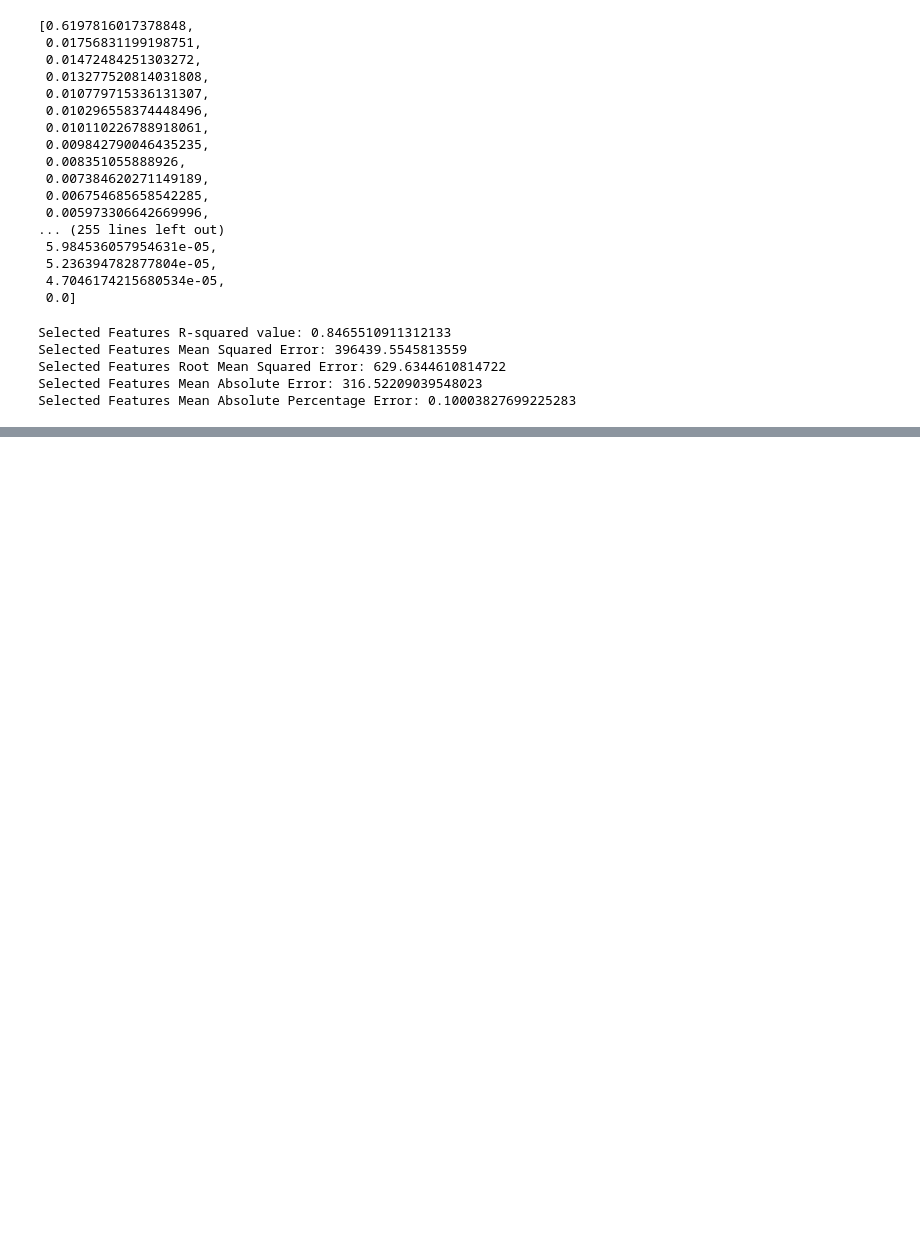
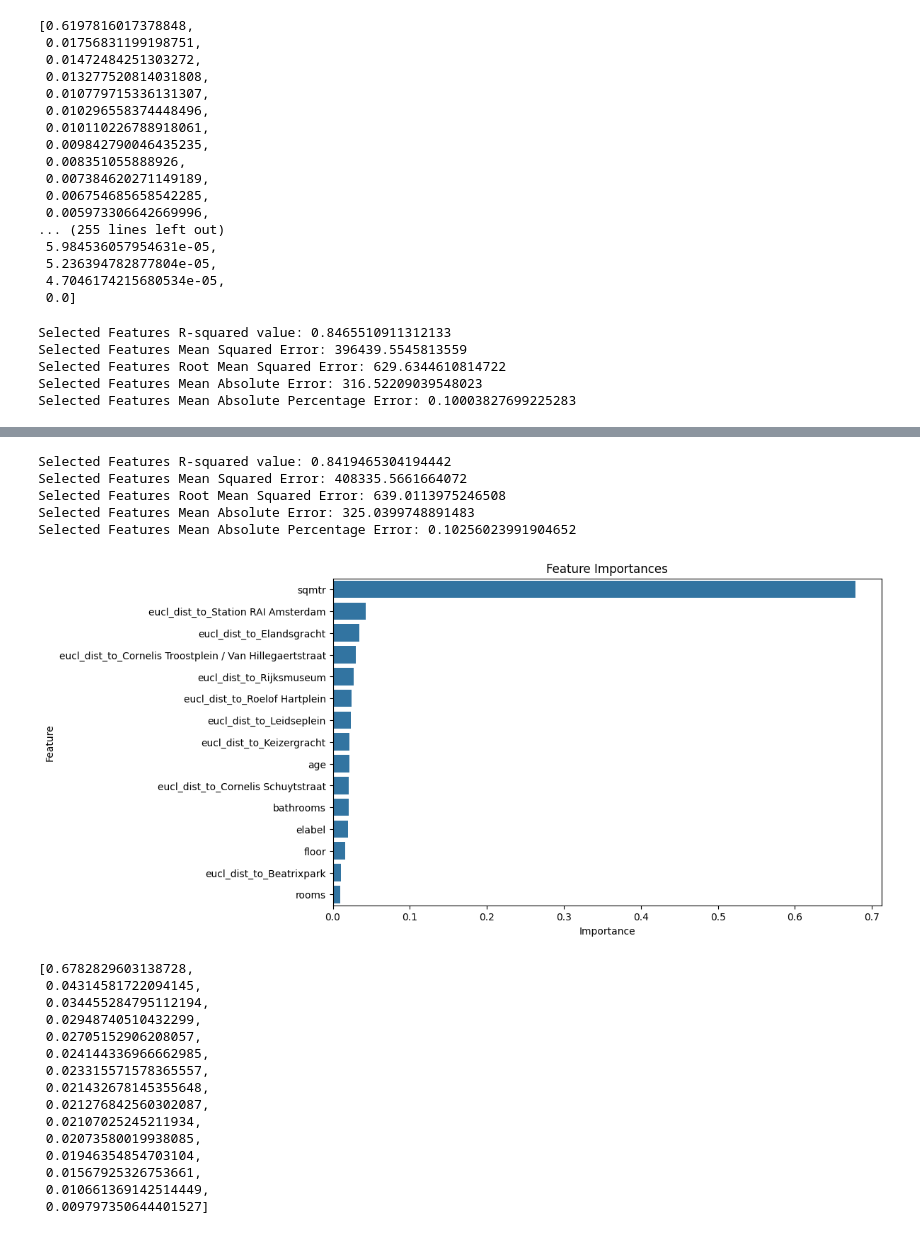
Before and after one commit to TheAphander/rentalprediction, a Jupyter notebook: rfr_rentprediction.ipynb, the cells around one changed output, grey strips where cells are left out. Drawn from its saved outputs; the diff is of its cells as text; code cells hidden in the pictures; blank space fills up the shorter version.

```diff
--- a/rfr_rentprediction.ipynb
+++ b/rfr_rentprediction.ipynb
@@ -147,0 +163,58 @@ KeyboardInterrupt:
+# %%
+X_train, X_test, y_train, y_test = train_test_split(X_15_features, y, test_size=0.2, random_state=42)
+rfr = RandomForestRegressor(random_state=42, n_estimators= 700, min_samples_split= 4, min_samples_leaf= 3, max_depth= 81)
+rfr.fit(X_train, y_train)
+y_pred = rfr.predict(X_test)
+
+r2 = r2_score(y_test, y_pred)
+mse = mean_squared_error(y_test, y_pred)
+rmse = root_mean_squared_error(y_test, y_pred)
+mae = mean_absolute_error(y_test, y_pred)
+mape = mean_absolute_percentage_error(y_test, y_pred)
+
+print(f'Selected Features R-squared value: {r2}')
+print(f'Selected Features Mean Squared Error: {mse}')
+print(f'Selected Features Root Mean Squared Error: {rmse}')
+print(f'Selected Features Mean Absolute Error: {mae}')
+print(f'Selected Features Mean Absolute Percentage Error: {mape}')
+# %% [output]
+Selected Features R-squared value: 0.8419465304194442
+Selected Features Mean Squared Error: 408335.5661664072
+Selected Features Root Mean Squared Error: 639.0113975246508
+Selected Features Mean Absolute Error: 325.0399748891483
+Selected Features Mean Absolute Percentage Error: 0.10256023991904652
+# %%
+feature_names = X_15_features.columns
+
+
+importances = rfr.feature_importances_
+indices = np.argsort(importances)[::-1]
+
+feature_importances = pd.DataFrame({
+    'Feature': feature_names[indices],
+    'Importance': importances[indices]
+})
+
+plt.figure(figsize=(10, 6))
+sns.barplot(x='Importance', y='Feature', data=feature_importances.head(25))
+plt.title('Feature Importances')
+plt.show()
+
+feature_importances['Importance'].to_list()
+# %% [output]
+[figure, added]
+[0.6782829603138728,
+ 0.04314581722094145,
+ 0.034455284795112194,
+ 0.02948740510432299,
+ 0.02705152906208057,
+ 0.024144336966662985,
+ 0.023315571578365557,
+ 0.021432678145355648,
+ 0.021276842560302087,
+ 0.02107025245211934,
+ 0.02073580019938085,
+ 0.01946354854703104,
+ 0.01567925326753661,
+ 0.010661369142514449,
+ 0.009797350644401527]
```
Also changed, not shown: parts of 1 cell of this notebook.
